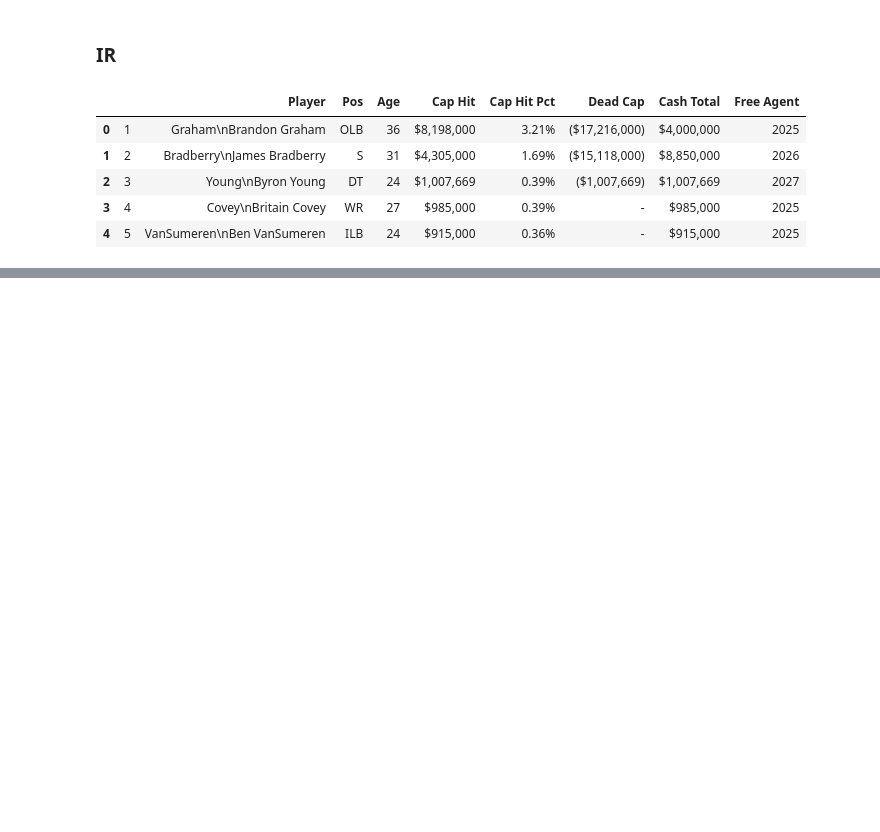
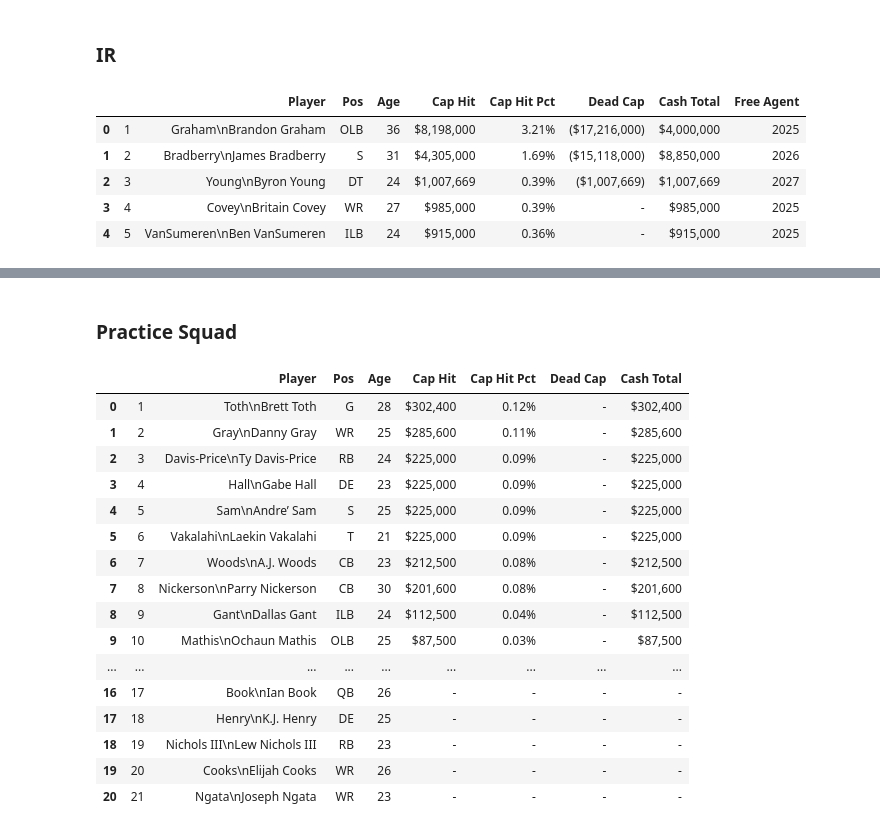
Before and after one commit to arnavk377/AllCap, a Jupyter notebook: data_collection/cap_data.ipynb, the cells around one changed output, grey strips where cells are left out. Drawn from its saved outputs; the diff is of its cells as text; code cells hidden in the pictures; blank space fills up the shorter version.

Commit message:
practice squad

```diff
--- a/data_collection/cap_data.ipynb
+++ b/data_collection/cap_data.ipynb
@@ -201,0 +202,33 @@ ir_df.head()
+# %% [markdown]
+### Practice Squad
+# %%
+curr = tables[2]
+headers = [header.text.strip() for header in curr.find_all('th')]
+rows = []
+for row in curr.find_all('tr')[1:]:
+    rows.append([cell.text.strip() for cell in row.find_all('td')])
+# %%
+new_headers = [clean_header(x) if '\n' in x else x for x in headers]
+new_headers[1] = 'Player'
+# %%
+ps_df = pd.DataFrame(rows, columns=new_headers)
+# %%
+ps_df
+# %% [output]
+|  |  | Player | Pos | Age | Cap Hit | Cap Hit Pct | Dead Cap | Cash Total |
+| 0 | 1 | Toth\nBrett Toth | G | 28 | $302,400 | 0.12% | - | $302,400 |
+| 1 | 2 | Gray\nDanny Gray | WR | 25 | $285,600 | 0.11% | - | $285,600 |
+| 2 | 3 | Davis-Price\nTy Davis-Price | RB | 24 | $225,000 | 0.09% | - | $225,000 |
+| 3 | 4 | Hall\nGabe Hall | DE | 23 | $225,000 | 0.09% | - | $225,000 |
+| 4 | 5 | Sam\nAndre’ Sam | S | 25 | $225,000 | 0.09% | - | $225,000 |
+| 5 | 6 | Vakalahi\nLaekin Vakalahi | T | 21 | $225,000 | 0.09% | - | $225,000 |
+| 6 | 7 | Woods\nA.J. Woods | CB | 23 | $212,500 | 0.08% | - | $212,500 |
+| 7 | 8 | Nickerson\nParry Nickerson | CB | 30 | $201,600 | 0.08% | - | $201,600 |
+| 8 | 9 | Gant\nDallas Gant | ILB | 24 | $112,500 | 0.04% | - | $112,500 |
+| 9 | 10 | Mathis\nOchaun Mathis | OLB | 25 | $87,500 | 0.03% | - | $87,500 |
+| ... | ... | ... | ... | ... | ... | ... | ... | ... |
+| 16 | 17 | Book\nIan Book | QB | 26 | - | - | - | - |
+| 17 | 18 | Henry\nK.J. Henry | DE | 25 | - | - | - | - |
+| 18 | 19 | Nichols III\nLew Nichols III | RB | 23 | - | - | - | - |
+| 19 | 20 | Cooks\nElijah Cooks | WR | 26 | - | - | - | - |
+| 20 | 21 | Ngata\nJoseph Ngata | WR | 23 | - | - | - | - |
```
Also changed, not shown: parts of 8 cells of this notebook.
